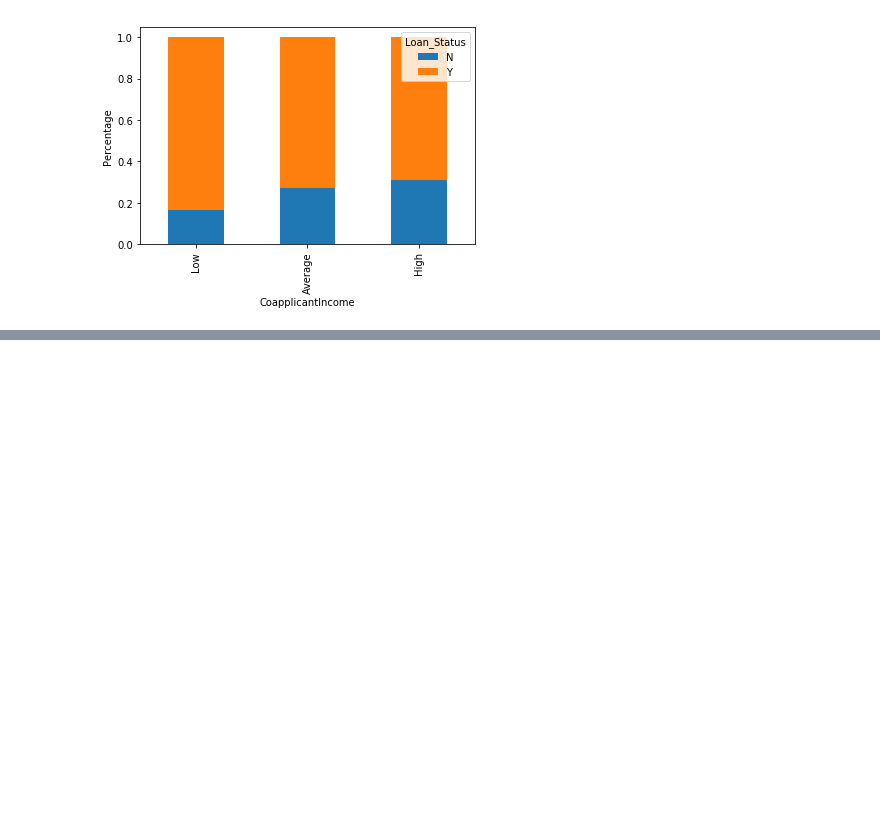
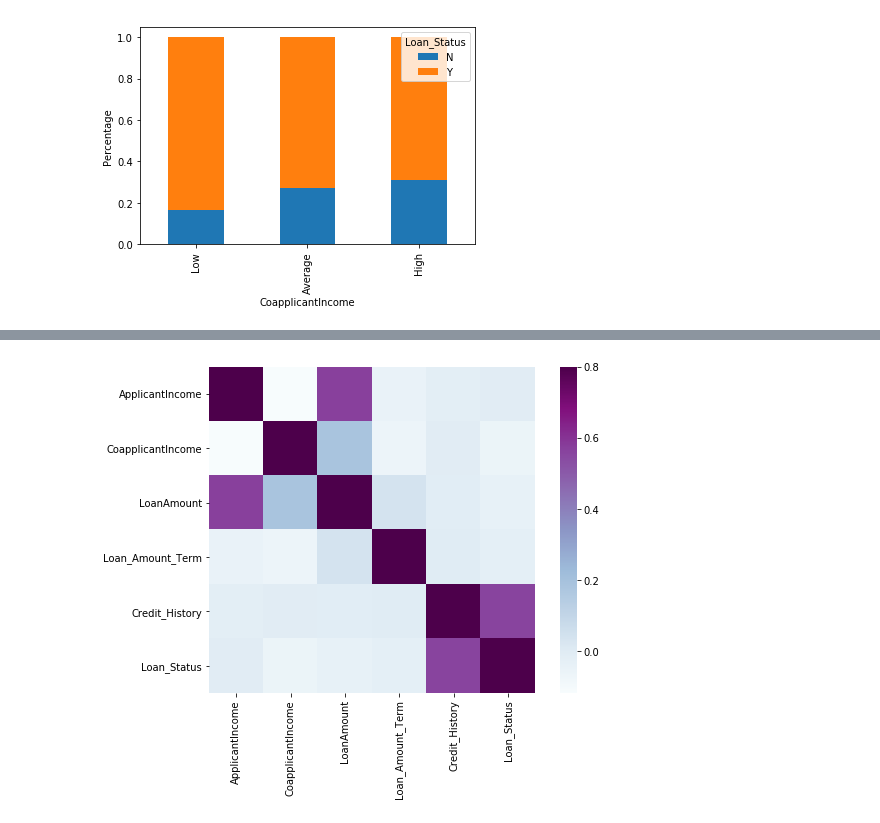
Before and after one commit to ThePhiri/loan_predictor, a Jupyter notebook: loan_predictor.ipynb, the cells around one changed output, grey strips where cells are left out. Cells and saved outputs as stored; diff of their text form; code cells hidden in the pictures; blank space fills up the shorter version.

```diff
--- a/loan_predictor.ipynb
+++ b/loan_predictor.ipynb
@@ -203,0 +235,6 @@ P = plt.ylabel('Percentage')
+# %%
+matrix = train.corr()
+f, ax = plt.subplots(figsize=(9, 6))
+sns.heatmap(matrix, vmax=.8, square=True, cmap="BuPu");
+# %% [output]
+[figure, added]
```
Also changed, not shown: parts of 15 cells of this notebook.
